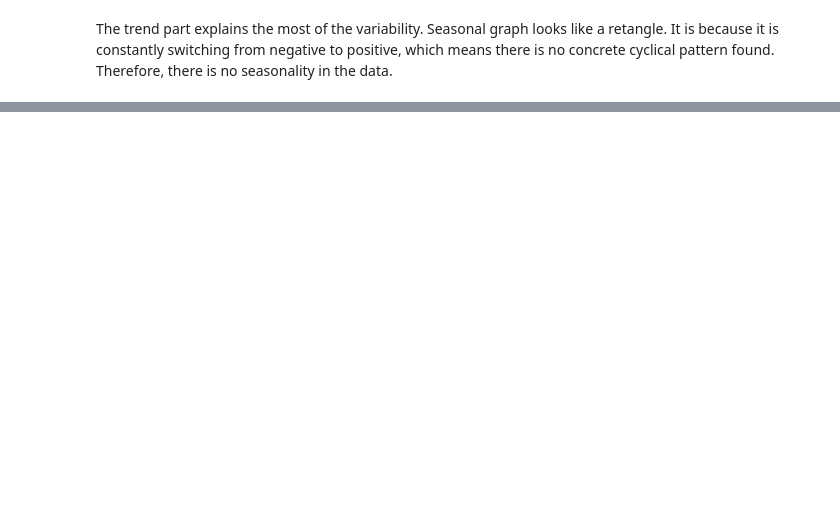
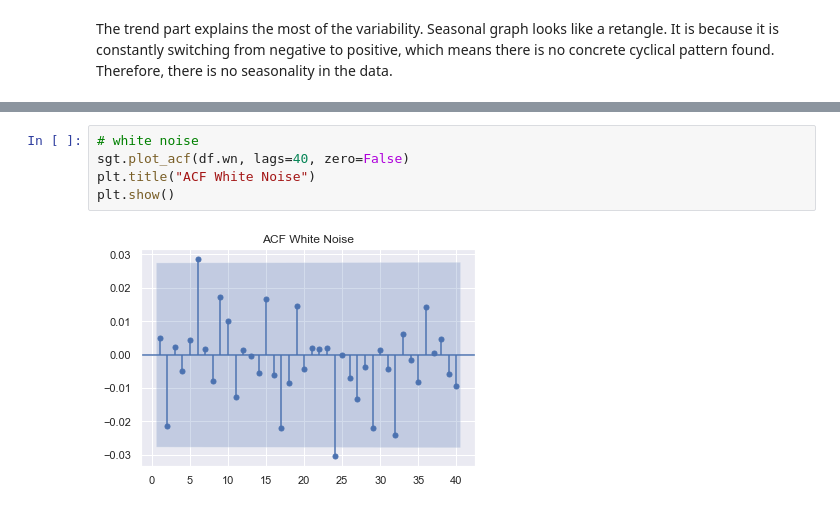
Before and after one commit to mkang32/snp500-analysis, a Jupyter notebook: notebooks/1.basics.ipynb, the cells around one changed output, grey strips where cells are left out. Drawn from its saved outputs; the diff is of its cells as text; blank space fills up the shorter version.

```diff
--- a/notebooks/1.basics.ipynb
+++ b/notebooks/1.basics.ipynb
@@ -223,0 +254,7 @@ Seasonal graph looks like a retangle. It is because it is constantly switching f
+# %%
+# white noise
+sgt.plot_acf(df.wn, lags=40, zero=False)
+plt.title("ACF White Noise")
+plt.show()
+# %% [output]
+[figure, added]
```
Also changed, not shown: parts of 20 cells of this notebook.
